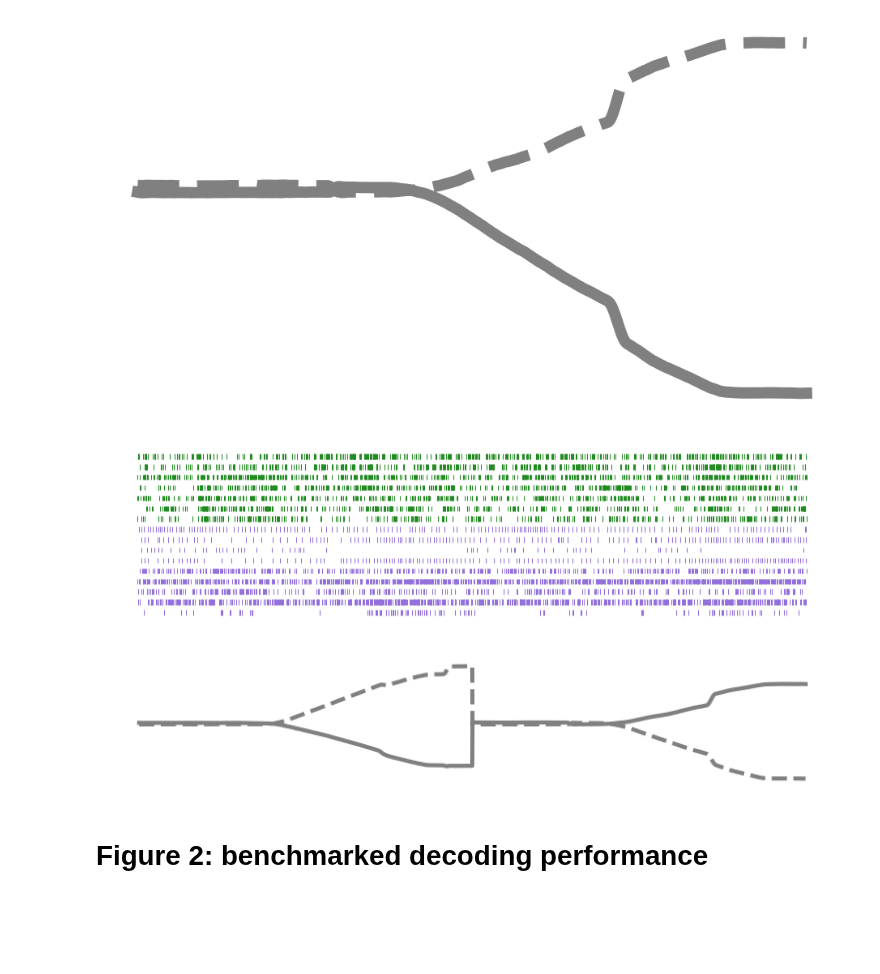
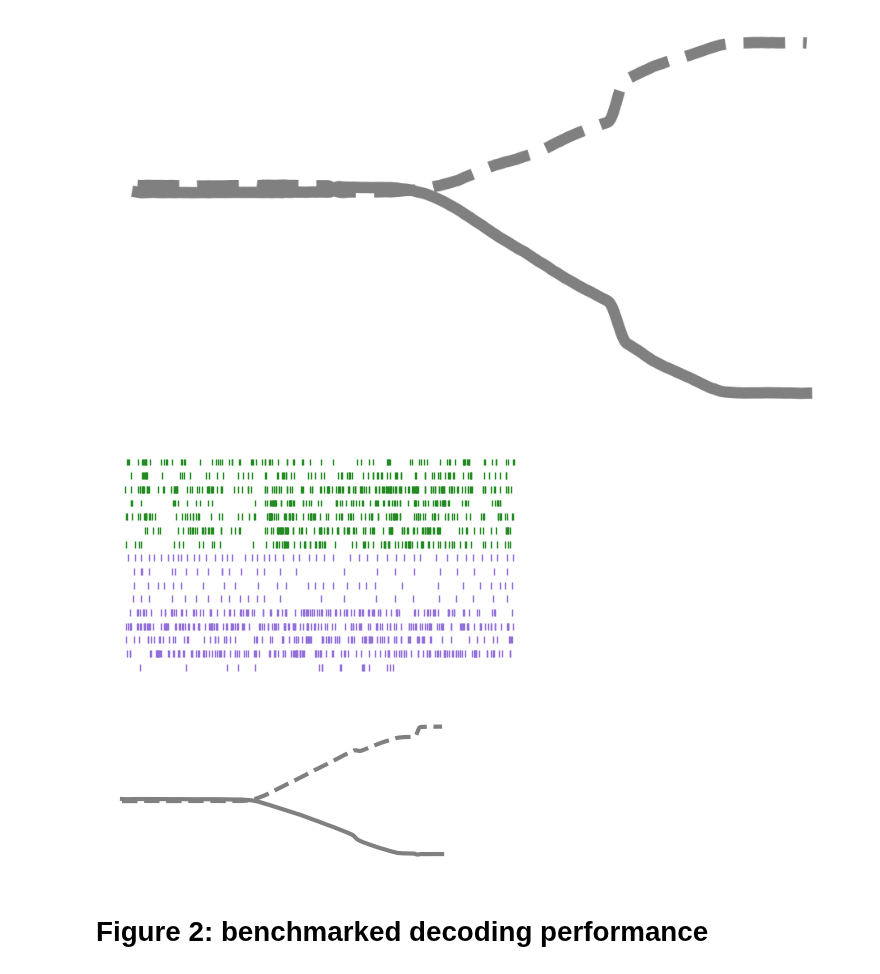
Before and after one commit to mayolabvision/NeuralDecoding, a Jupyter notebook: analyses/COSYNE_Plots.ipynb, the cells around one changed output. Saved outputs shown, nothing was run; the diff lists cells and outputs as text; code cells hidden in the pictures; blank space fills up the shorter version.

```diff
--- a/analyses/COSYNE_Plots.ipynb
+++ b/analyses/COSYNE_Plots.ipynb
@@ -134,51 +134,51 @@ fef = unts[(unts['signiffl'] == 1) & (unts['BrainArea'] == 'FEF') & (unts['DI']
 mt = unts[(unts['signiffl'] == 1) & (unts['BrainArea'] == 'MT') & (unts['DI'] > 0.15)].index
 
 ##############################################################################################
-trial = [1858,1861] #1858. 1861. 1879. 1882. 1883.
+trial = [1858] #1858. 1861. 1879. 1882. 1883.
 
 spikes = []
 for sublist in spike_times:
     s = sublist[np.logical_and(sublist>np.where(np.isin(conditions[:,0],trial))[0][0], sublist<np.where(np.isin(conditions[:,0],trial))[0][-1])]
     spikes.append(s)
 
-fig, ax = plt.subplots(figsize=(10, 3))
+fig, ax = plt.subplots(figsize=(5, 3))
 fig.tight_layout()
 
-ax.eventplot([spikes[i] for i in fef], colors='mediumpurple', linelengths=0.5, linewidths=0.75, lineoffsets=np.arange(len([spikes[i] for i in fef])));
-ax.eventplot([spikes[i] for i in mt], colors='forestgreen', linelengths=0.5, linewidths=0.75, lineoffsets=np.arange(len([spikes[i] for i in fef]),len([spikes[i] for i in fef])+len([spikes[i] for i in mt])));
+ax.eventplot([spikes[i] for i in fef], colors='mediumpurple', linelengths=0.5, linewidths=1, lineoffsets=np.arange(len([spikes[i] for i in fef])));
+ax.eventplot([spikes[i] for i in mt], colors='forestgreen', linelengths=0.5, linewidths=1, lineoffsets=np.arange(len([spikes[i] for i in fef]),len([spikes[i] for i in fef])+len([spikes[i] for i in mt])));
 
 ax.axis('off')
 #ax.set_xticks([0,100])
 ax.grid(False)
 ax.spines['top'].set_visible(False)
 ax.spines['right'].set_visible(False)
 ax.spines['bottom'].set_visible(False)
 ax.spines['left'].set_visible(False)
 
 fig.savefig(fig_folder+'/examp_spikes.png', dpi=600, bbox_inches='tight')
 
 ##############################################################
-fig2, ax = plt.subplots(figsize=(8.5, 2))
+fig2, ax = plt.subplots(figsize=(4.25, 2))
 fig2.tight_layout()
 
 poses = pos[np.isin(conditions[:,0],trial)]
 
 ax.plot(poses[:,0], label='HE', color='gray', linestyle='--', linewidth=3)
 ax.plot(poses[:,1], label='VE', color='gray', linestyle='-', linewidth=3)
 
 #ax.set_xlim(400,900)
 
 ax.axis('off')
 ax.grid(False)
 ax.spines['top'].set_visible(False)
 ax.spines['right'].set_visible(False)
 ax.spines['bottom'].set_visible(False)
 ax.spines['left'].set_visible(False)
 
 fig2.savefig(fig_folder+'/examp_eyepos.png', dpi=600, bbox_inches='tight')
 # %% [output]
-[figure, old version]
+[figure, new version]
-[figure, old version]
+[figure, new version]
 # %% [markdown]
 # Figure 2: benchmarked decoding performance
 # %%
```
Also changed, not shown: parts of 4 cells of this notebook, 6 other files.
